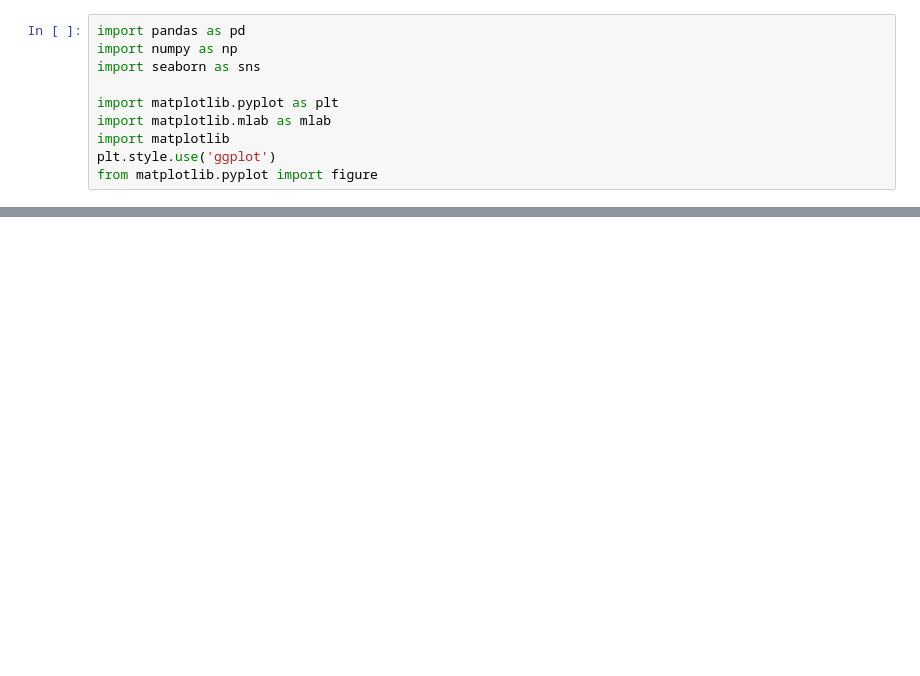
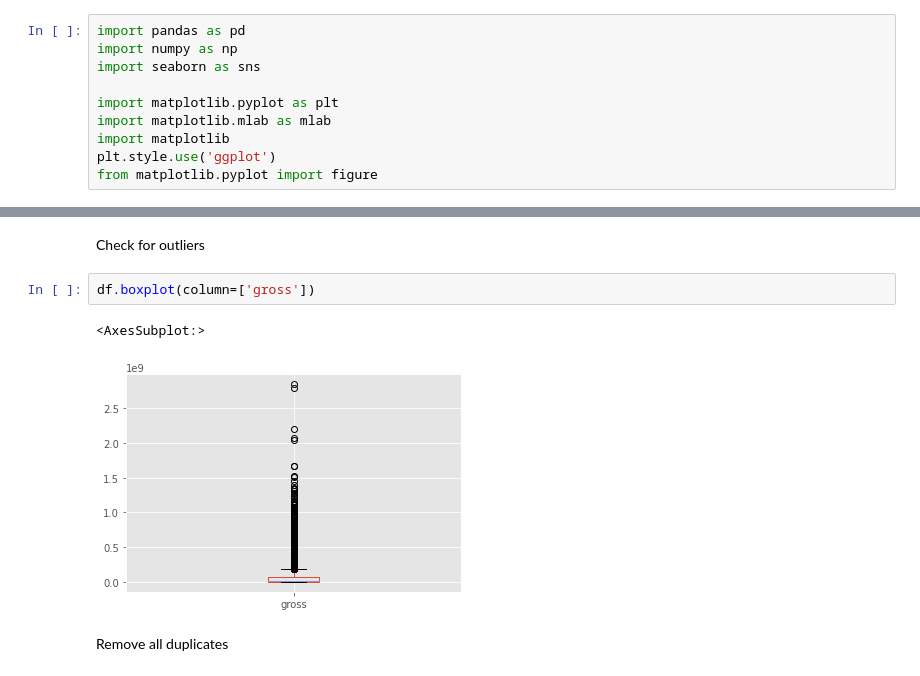
Before and after one commit to Siddharth114/MovieCorrelation, a Jupyter notebook: correlation.ipynb, the cells around one changed output, grey strips where cells are left out. Drawn from its saved outputs; the diff is of its cells as text; blank space fills up the shorter version.

```diff
--- a/correlation.ipynb
+++ b/correlation.ipynb
@@ -20,0 +62,9 @@ df.head()
+# %% [markdown]
+Check for outliers
+# %%
+df.boxplot(column=['gross'])
+# %% [output]
+<AxesSubplot:>
+[figure, added]
+# %% [markdown]
+Remove all duplicates
```
Also changed, not shown: parts of 25 cells of this notebook.
